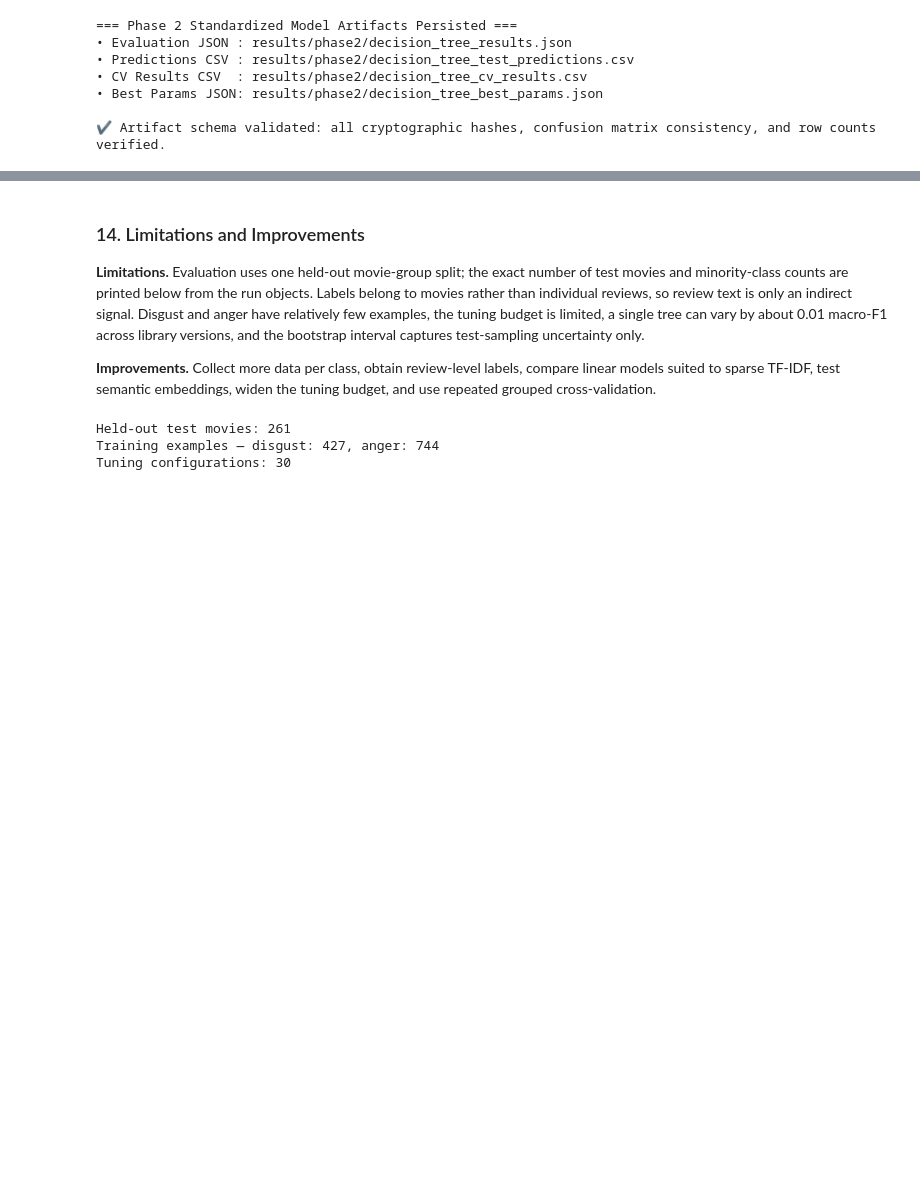
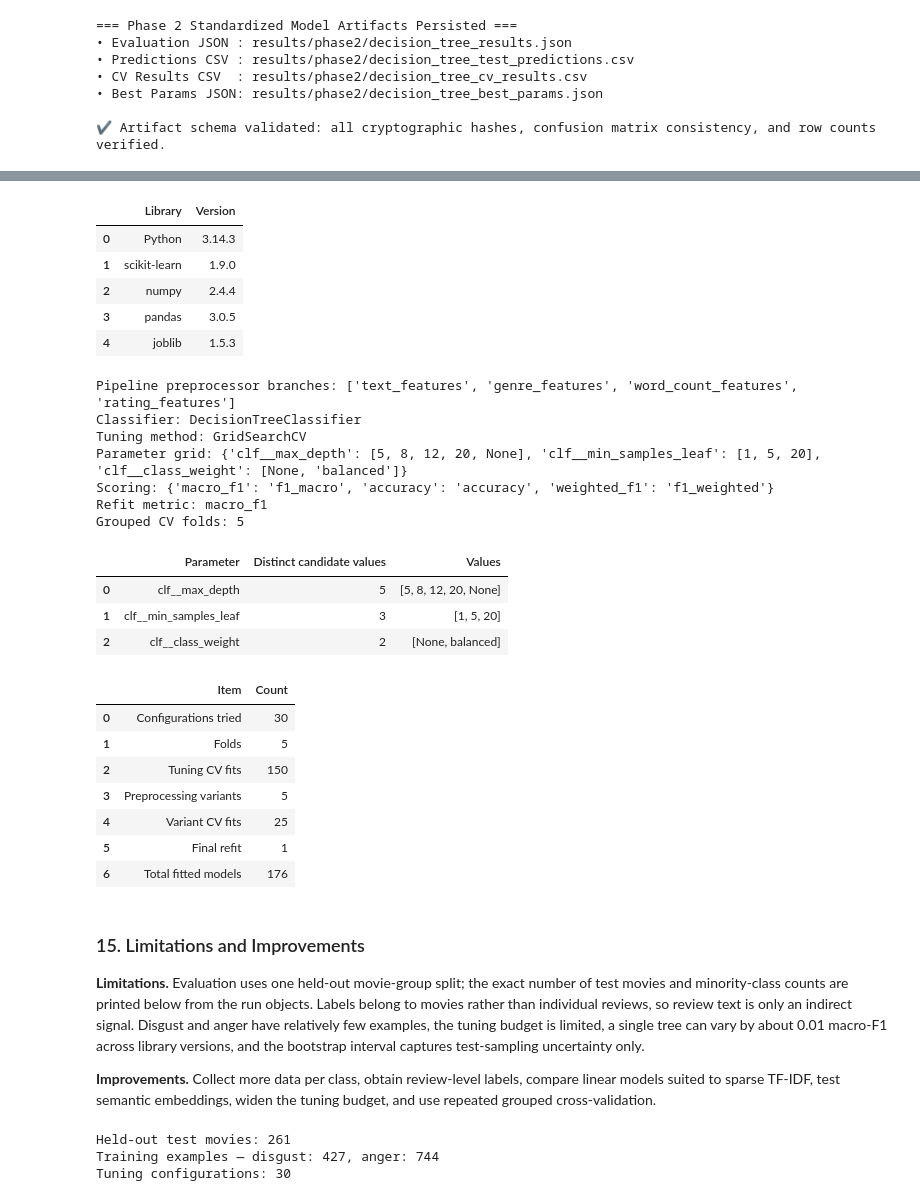
Before and after one commit to it25102877/IT2011-AIML-Project, a Jupyter notebook: notebooks/IT25102877_Model_DecisionTree.ipynb, the cells around one changed output, grey strips where cells are left out. Drawn from its saved outputs; the diff is of its cells as text; code cells hidden in the pictures; blank space fills up the shorter version.

```diff
--- a/notebooks/IT25102877_Model_DecisionTree.ipynb
+++ b/notebooks/IT25102877_Model_DecisionTree.ipynb
@@ -940,5 +968,68 @@ print(f"✔ Pipeline cache directory removed: {rel(CACHE_DIR)}")
+# %%
+import joblib
+import sklearn
+
+dt_best_pipeline = dt_search.best_estimator_
+dt_preprocessor_branches = [name for name, _, _ in dt_best_pipeline.named_steps["prep"].transformers_ if name != "remainder"]
+dt_versions = pd.DataFrame({
+    "Library": ["Python", "scikit-learn", "numpy", "pandas", "joblib"],
+    "Version": [sys.version.split()[0], sklearn.__version__, np.__version__, pd.__version__, joblib.__version__],
+})
+display(dt_versions)
+print(f"Pipeline preprocessor branches: {dt_preprocessor_branches}")
+print(f"Classifier: {type(dt_best_pipeline.named_steps['clf']).__name__}")
+print(f"Tuning method: {type(dt_search).__name__}")
+print(f"Parameter grid: {dt_search.param_grid}")
+print(f"Scoring: {dt_search.scoring}")
+print(f"Refit metric: {dt_search.refit}")
+print(f"Grouped CV folds: {len(cv_splits)}")
+
+dt_parameter_variety = pd.DataFrame([
+    {"Parameter": parameter, "Distinct candidate values": len(values), "Values": list(values)}
+    for parameter, values in dt_search.param_grid.items()
+])
+display(dt_parameter_variety)
+
+dt_configurations = len(dt_search.cv_results_["params"])
+dt_folds = len(cv_splits)
+dt_tuning_fits = dt_configurations * dt_folds
+dt_variant_count = len(variant_preprocessors)
+dt_variant_fits = dt_variant_count * dt_folds
+dt_final_refits = int(bool(dt_search.refit))
+dt_total_fits = dt_tuning_fits + dt_variant_fits + dt_final_refits
+dt_inventory = pd.DataFrame({
+    "Item": ["Configurations tried", "Folds", "Tuning CV fits", "Preprocessing variants", "Variant CV fits", "Final refit", "Total fitted models"],
+    "Count": [dt_configurations, dt_folds, dt_tuning_fits, dt_variant_count, dt_variant_fits, dt_final_refits, dt_total_fits],
+})
+display(dt_inventory)
+# %% [output]
+|  | Library | Version |
+| 0 | Python | 3.14.3 |
+| 1 | scikit-learn | 1.9.0 |
+| 2 | numpy | 2.4.4 |
+| 3 | pandas | 3.0.5 |
+| 4 | joblib | 1.5.3 |
+Pipeline preprocessor branches: ['text_features', 'genre_features', 'word_count_features', 'rating_features']
+Classifier: DecisionTreeClassifier
+Tuning method: GridSearchCV
+Parameter grid: {'clf__max_depth': [5, 8, 12, 20, None], 'clf__min_samples_leaf': [1, 5, 20], 'clf__class_weight': [None, 'balanced']}
+Scoring: {'macro_f1': 'f1_macro', 'accuracy': 'accuracy', 'weighted_f1': 'f1_weighted'}
+Refit metric: macro_f1
+Grouped CV folds: 5
+|  | Parameter | Distinct candidate values | Values |
+| 0 | clf__max_depth | 5 | [5, 8, 12, 20, None] |
+| 1 | clf__min_samples_leaf | 3 | [1, 5, 20] |
+| 2 | clf__class_weight | 2 | [None, balanced] |
+|  | Item | Count |
+| 0 | Configurations tried | 30 |
+| 1 | Folds | 5 |
+| 2 | Tuning CV fits | 150 |
+| 3 | Preprocessing variants | 5 |
+| 4 | Variant CV fits | 25 |
+| 5 | Final refit | 1 |
+| 6 | Total fitted models | 176 |
 # %% [markdown]
-### 14. Limitations and Improvements
+### 15. Limitations and Improvements
 
 **Limitations.** Evaluation uses one held-out movie-group split; the exact number of test movies and minority-class counts are printed below from the run objects. Labels belong to movies rather than individual reviews, so review text is only an indirect signal. Disgust and anger have relatively few examples, the tuning budget is limited, a single tree can vary by about 0.01 macro-F1 across library versions, and the bootstrap interval captures test-sampling uncertainty only.
 
```
Also changed, not shown: parts of 7 cells of this notebook, 4 other files.
